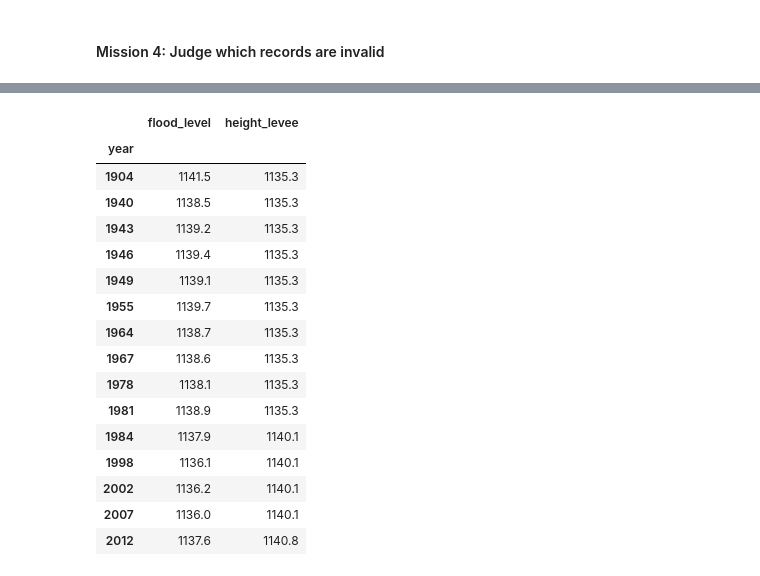
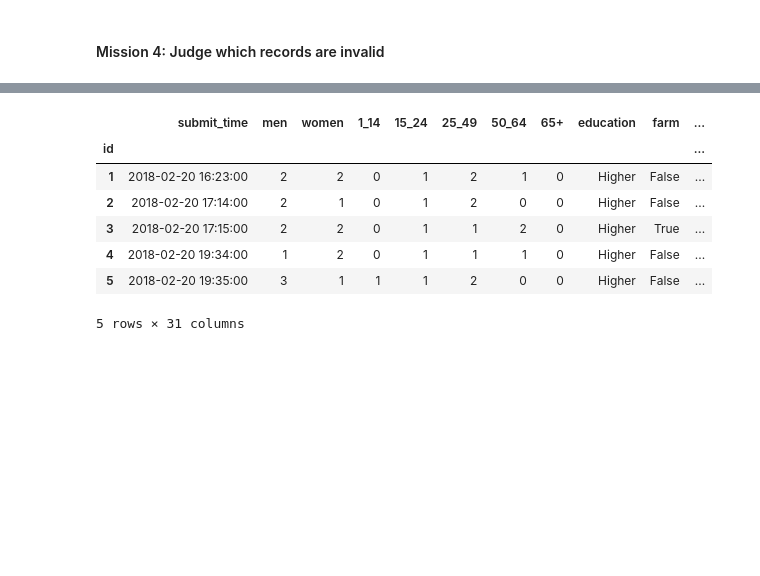
Before and after one commit to SongshGeo/Collective-Memory, a Jupyter notebook: processing_questionnaires_data.ipynb, the cells around one changed output, grey strips where cells are left out. Cells and saved outputs as stored; diff of their text form; code cells hidden in the pictures; blank space fills up the shorter version.

```diff
--- a/processing_questionnaires_data.ipynb
+++ b/processing_questionnaires_data.ipynb
@@ -317,20 +251,11 @@ See: http://matplotlib.org/users/legend_guide.html#creating-artists-specifically
-# %%
-water_level
-# %% [output]
-|  | flood_level | height_levee |
-| year |  |  |
-| 1904 | 1141.5 | 1135.3 |
-| 1940 | 1138.5 | 1135.3 |
-| 1943 | 1139.2 | 1135.3 |
-| 1946 | 1139.4 | 1135.3 |
-| 1949 | 1139.1 | 1135.3 |
-| 1955 | 1139.7 | 1135.3 |
-| 1964 | 1138.7 | 1135.3 |
-| 1967 | 1138.6 | 1135.3 |
-| 1978 | 1138.1 | 1135.3 |
-| 1981 | 1138.9 | 1135.3 |
-| 1984 | 1137.9 | 1140.1 |
-| 1998 | 1136.1 | 1140.1 |
-| 2002 | 1136.2 | 1140.1 |
-| 2007 | 1136.0 | 1140.1 |
-| 2012 | 1137.6 | 1140.8 |
+# %%
+valid_data.head()
+# %% [output]
+|  | submit_time | men | women | 1_14 | 15_24 | 25_49 | 50_64 | 65+ | education | farm | ... |
+| id |  |  |  |  |  |  |  |  |  |  | ... |
+| 1 | 2018-02-20 16:23:00 | 2 | 2 | 0 | 1 | 2 | 1 | 0 | Higher | False | ... |
+| 2 | 2018-02-20 17:14:00 | 2 | 1 | 0 | 1 | 2 | 0 | 0 | Higher | False | ... |
+| 3 | 2018-02-20 17:15:00 | 2 | 2 | 0 | 1 | 1 | 2 | 0 | Higher | True | ... |
+| 4 | 2018-02-20 19:34:00 | 1 | 2 | 0 | 1 | 1 | 1 | 0 | Higher | False | ... |
+| 5 | 2018-02-20 19:35:00 | 3 | 1 | 1 | 1 | 2 | 0 | 0 | Higher | False | ... |
+5 rows × 31 columns
```
Also changed, not shown: parts of 9 cells of this notebook, 6 other files.
